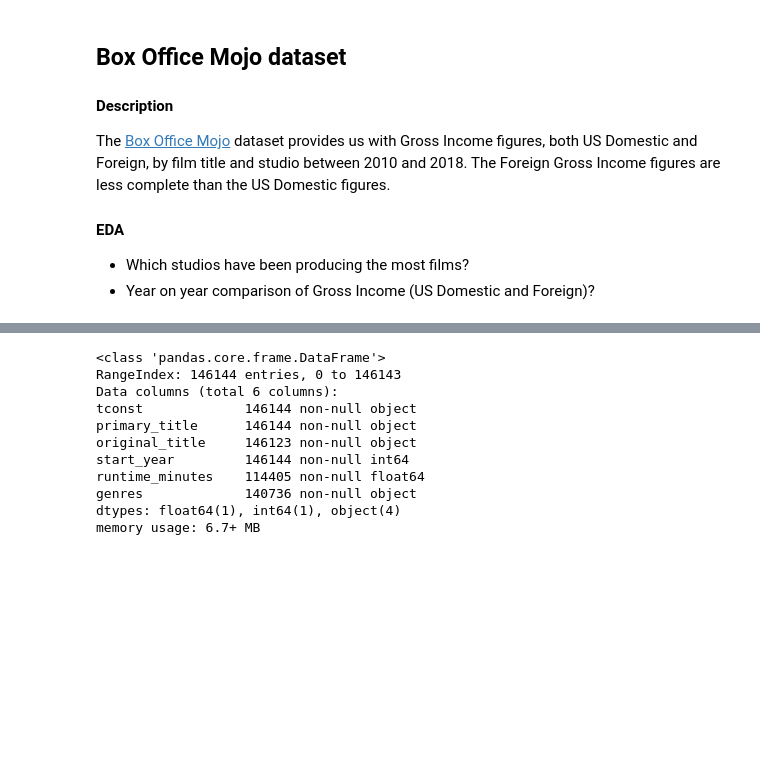
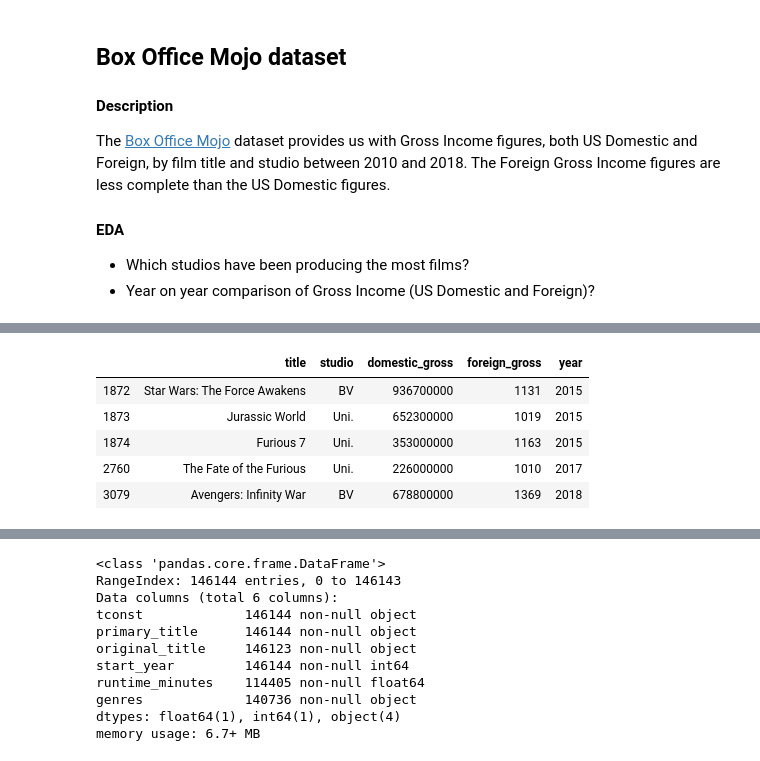
Before and after one commit to toopster/dsc-mod-1-project-v2-1-online-ds-sp-000, a Jupyter notebook: discovery-eda.ipynb, the cells around one changed output, grey strips where cells are left out. Saved outputs shown, nothing was run; the diff lists cells and outputs as text; code cells hidden in the pictures; blank space fills up the shorter version.

```diff
--- a/discovery-eda.ipynb
+++ b/discovery-eda.ipynb
@@ -93,0 +94,17 @@ df_bom.head()
+# %%
+# Inspect incorrect looking data for the following films:
+
+incorrect_df = df_bom[df_bom.title.isin(['The Fate of the Furious',
+                                         'Jurassic World',
+                                         'Star Wars: The Force Awakens',
+                                         'Furious 7',
+                                         'Avengers: Infinity War'
+                                        ])]
+incorrect_df
+# %% [output]
+|  | title | studio | domestic_gross | foreign_gross | year |
+| 1872 | Star Wars: The Force Awakens | BV | 936700000 | 1131 | 2015 |
+| 1873 | Jurassic World | Uni. | 652300000 | 1019 | 2015 |
+| 1874 | Furious 7 | Uni. | 353000000 | 1163 | 2015 |
+| 2760 | The Fate of the Furious | Uni. | 226000000 | 1010 | 2017 |
+| 3079 | Avengers: Infinity War | BV | 678800000 | 1369 | 2018 |
```
Also changed, not shown: parts of 10 cells of this notebook.
